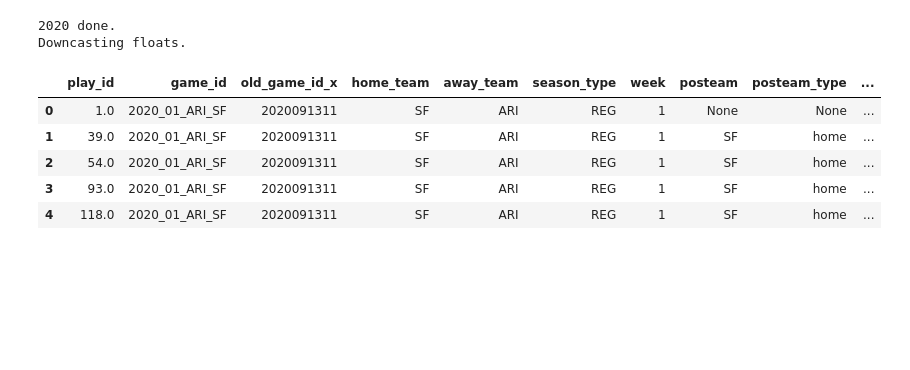
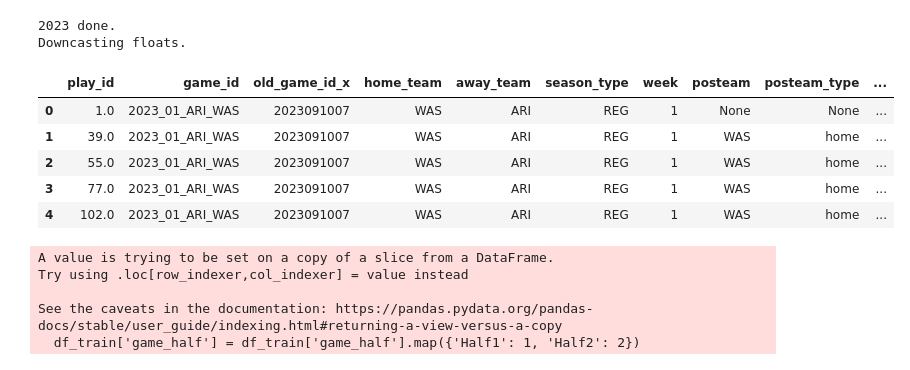
Before and after one commit to dfrid99/SportsAnalytics, a Jupyter notebook: pass_prediction_model.ipynb, the cells around one changed output. Cells and saved outputs as stored; diff of their text form; code cells hidden in the pictures; blank space fills up the shorter version.

```diff
--- a/pass_prediction_model.ipynb
+++ b/pass_prediction_model.ipynb
@@ -1,15 +1,45 @@
 # %%
 import nfl_data_py as nfl
 import pandas as pd
 pd.options.display.max_columns = None
-data = nfl.import_pbp_data([2020], downcast=True, cache=False, alt_path=None)
+year = 2023
+data = nfl.import_pbp_data([year], downcast=True, cache=False, alt_path=None)
 data.head()
 # %% [output]
-2020 done.
+2023 done.
 Downcasting floats.
 |  | play_id | game_id | old_game_id_x | home_team | away_team | season_type | week | posteam | posteam_type | ... |
-| 0 | 1.0 | 2020_01_ARI_SF | 2020091311 | SF | ARI | REG | 1 | None | None | ... |
-| 1 | 39.0 | 2020_01_ARI_SF | 2020091311 | SF | ARI | REG | 1 | SF | home | ... |
-| 2 | 54.0 | 2020_01_ARI_SF | 2020091311 | SF | ARI | REG | 1 | SF | home | ... |
-| 3 | 93.0 | 2020_01_ARI_SF | 2020091311 | SF | ARI | REG | 1 | SF | home | ... |
-| 4 | 118.0 | 2020_01_ARI_SF | 2020091311 | SF | ARI | REG | 1 | SF | home | ... |
+| 0 | 1.0 | 2023_01_ARI_WAS | 2023091007 | WAS | ARI | REG | 1 | None | None | ... |
+| 1 | 39.0 | 2023_01_ARI_WAS | 2023091007 | WAS | ARI | REG | 1 | WAS | home | ... |
+| 2 | 55.0 | 2023_01_ARI_WAS | 2023091007 | WAS | ARI | REG | 1 | WAS | home | ... |
+| 3 | 77.0 | 2023_01_ARI_WAS | 2023091007 | WAS | ARI | REG | 1 | WAS | home | ... |
+| 4 | 102.0 | 2023_01_ARI_WAS | 2023091007 | WAS | ARI | REG | 1 | WAS | home | ... |
+# %%
+cols = ['play_id', 'game_id', 'desc','home_team', 'away_team', 'posteam',
+        'yardline_100', 'ydstogo', 'half_seconds_remaining', 'game_half',
+        'drive', 'down', 'qb_dropback', 'qb_kneel', 'qb_spike','pass_attempt',
+        'posteam_timeouts_remaining', 'defteam_timeouts_remaining',
+        'score_differential', 'epa', 'home_wp', 'away_wp',
+        'extra_point_attempt', 'two_point_attempt', 'field_goal_attempt',
+        'kickoff_attempt', 'punt_attempt']
+
+df_train = data[cols]
+df_train['game_half'] = df_train['game_half'].map({'Half1': 1, 'Half2': 2})
+df_train = df_train[(df_train['down'].notna()) &
+                    (df_train['pass_attempt'].notna())&
+                    (df_train['qb_dropback'].notna())&
+                    (df_train['game_half'].notna())&
+                    (df_train['extra_point_attempt'] == 0)&
+                    (df_train['two_point_attempt'] == 0)&
+                    (df_train['field_goal_attempt'] == 0)&
+                    (df_train['kickoff_attempt'] == 0)&
+                    (df_train['punt_attempt'] == 0)&
+                    (df_train['qb_spike'] == 0)&
+                    (df_train['qb_kneel'] == 0)]
+df_train.to_csv(f'{year}_train.csv')
+# %% [output]
+A value is trying to be set on a copy of a slice from a DataFrame.
+Try using .loc[row_indexer,col_indexer] = value instead
+
+See the caveats in the documentation: https://pandas.pydata.org/pandas-docs/stable/user_guide/indexing.html#returning-a-view-versus-a-copy
+  df_train['game_half'] = df_train['game_half'].map({'Half1': 1, 'Half2': 2})
```
Also changed, not shown: parts of 19 cells of this notebook.
